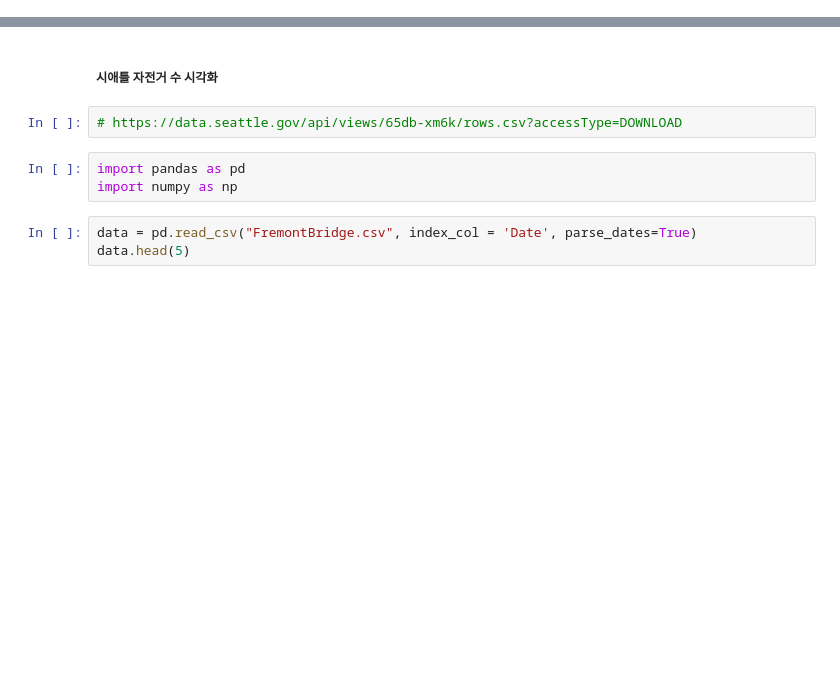
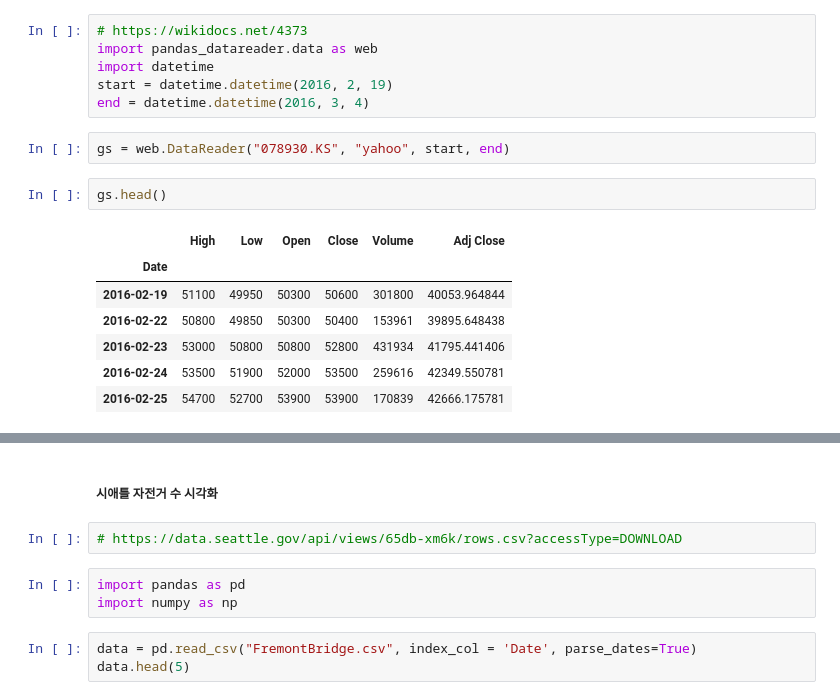
Before and after one commit to eeyeji/DeepLearning, a Jupyter notebook: 2일차/bicycle.ipynb, the cells around one changed output, grey strips where cells are left out. Drawn from its saved outputs; the diff is of its cells as text; blank space fills up the shorter version.

```diff
--- a/2일차/bicycle.ipynb
+++ b/2일차/bicycle.ipynb
@@ -0,0 +102,18 @@
+# %%
+# https://wikidocs.net/4373
+import pandas_datareader.data as web
+import datetime
+start = datetime.datetime(2016, 2, 19)
+end = datetime.datetime(2016, 3, 4)
+# %%
+gs = web.DataReader("078930.KS", "yahoo", start, end)
+# %%
+gs.head()
+# %% [output]
+|  | High | Low | Open | Close | Volume | Adj Close |
+| Date |  |  |  |  |  |  |
+| 2016-02-19 | 51100 | 49950 | 50300 | 50600 | 301800 | 40053.964844 |
+| 2016-02-22 | 50800 | 49850 | 50300 | 50400 | 153961 | 39895.648438 |
+| 2016-02-23 | 53000 | 50800 | 50800 | 52800 | 431934 | 41795.441406 |
+| 2016-02-24 | 53500 | 51900 | 52000 | 53500 | 259616 | 42349.550781 |
+| 2016-02-25 | 54700 | 52700 | 53900 | 53900 | 170839 | 42666.175781 |
```
Also changed, not shown: parts of 25 cells of this notebook.
